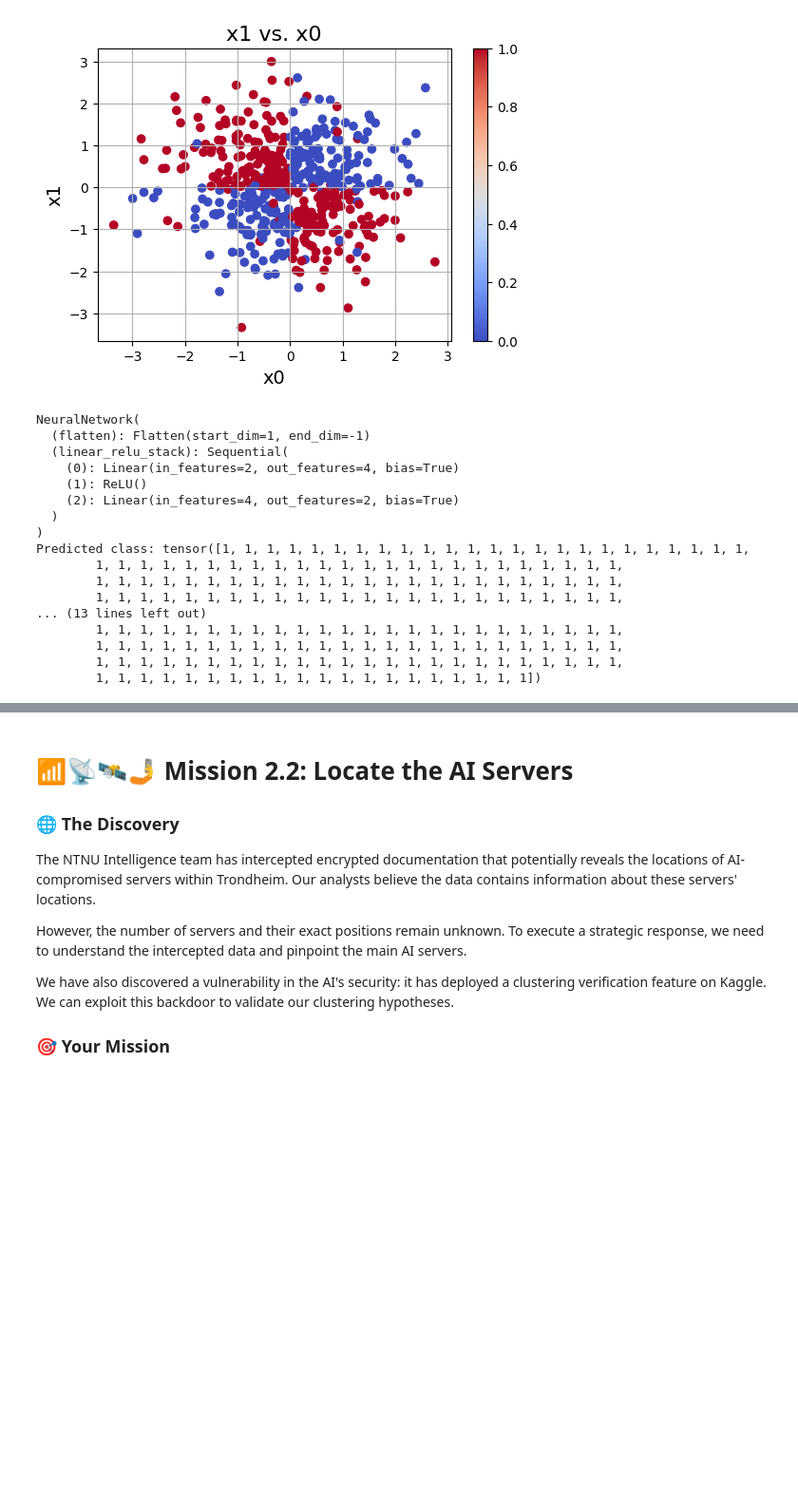
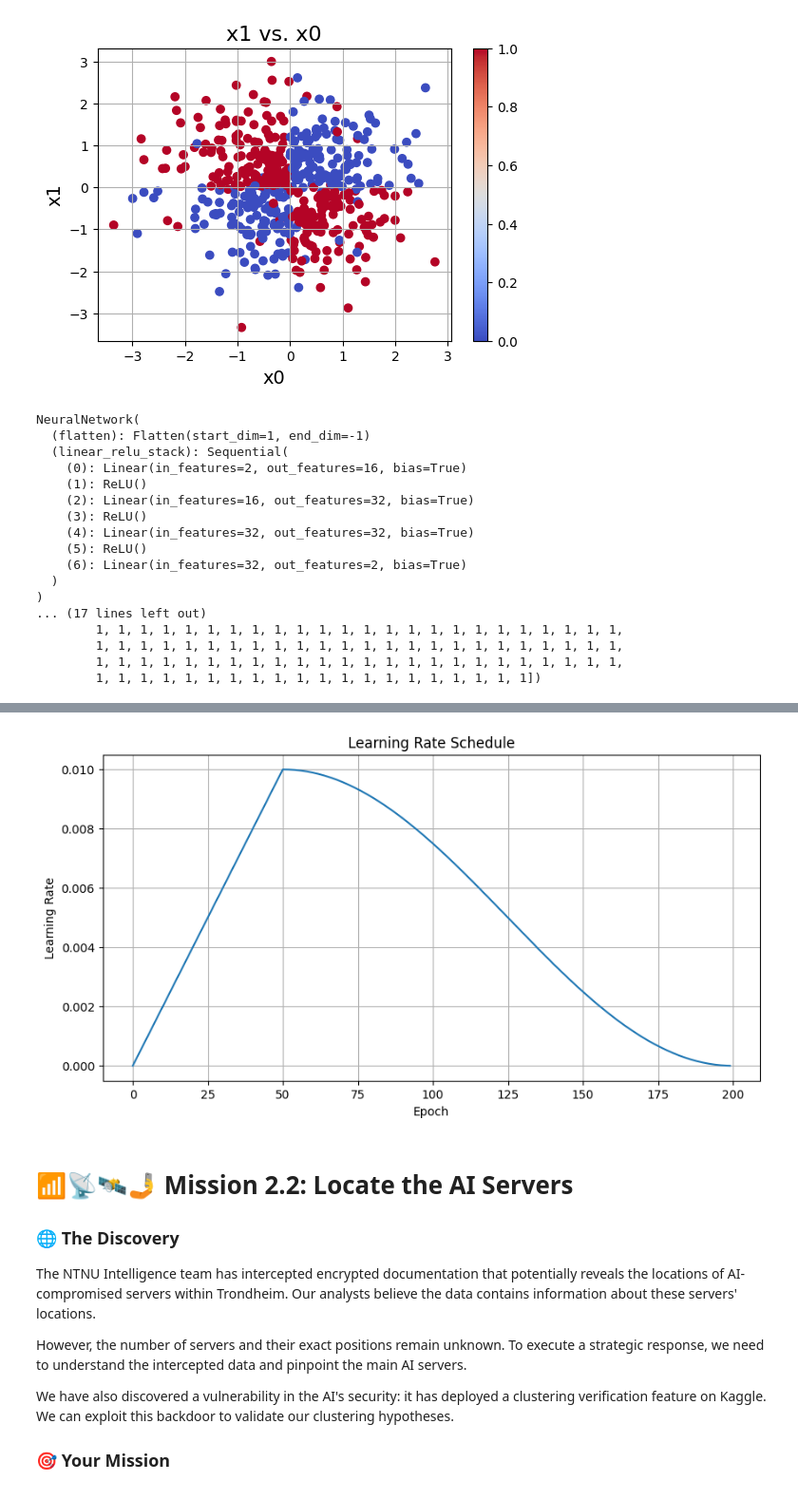
Before and after one commit to JonBergland/TDT4172-Machinlearning-tasks, a Jupyter notebook: Chapter_2/Chapter_2.ipynb, the cells around one changed output, grey strips where cells are left out. Shown at 95% size. Saved outputs shown, nothing was run; the diff lists cells and outputs as text; code cells hidden in the pictures; blank space fills up the shorter version.

```diff
--- a/Chapter_2/Chapter_2.ipynb
+++ b/Chapter_2/Chapter_2.ipynb
@@ -97,19 +106,21 @@ plt.show()
 [figure]
 # %%
 class NeuralNetwork(nn.Module):
-    def __init__(self):
+    def __init__(self, dropout_rate=0.2):
         super().__init__()
         self.flatten = nn.Flatten()
         self.linear_relu_stack = nn.Sequential(
-            nn.Linear(2, 4),
+            nn.Linear(2, 16),
             nn.ReLU(),
-            nn.Linear(4, 2),
+            nn.Linear(16, 32),
+            nn.ReLU(),
+            nn.Linear(32, 32),
+            nn.ReLU(),
+            nn.Linear(32, 2),
         )
 
     def forward(self, x):
-        x = self.flatten(x)
-        logits = self.linear_relu_stack(x)
-        return logits
+        return self.linear_relu_stack(x)
 
 def train_loop(dataloader, model, loss_fn, optimizer):
     size = len(dataloader.dataset)
@@ -164,47 +175,65 @@ print(f"Predicted class: {y_pred}")
 NeuralNetwork(
   (flatten): Flatten(start_dim=1, end_dim=-1)
   (linear_relu_stack): Sequential(
-    (0): Linear(in_features=2, out_features=4, bias=True)
+    (0): Linear(in_features=2, out_features=16, bias=True)
     (1): ReLU()
-    (2): Linear(in_features=4, out_features=2, bias=True)
+    (2): Linear(in_features=16, out_features=32, bias=True)
+    (3): ReLU()
+    (4): Linear(in_features=32, out_features=32, bias=True)
+    (5): ReLU()
+    (6): Linear(in_features=32, out_features=2, bias=True)
   )
 )
-Predicted class: tensor([1, 1, 1, 1, 1, 1, 1, 1, 1, 1, 1, 1, 1, 1, 1, 1, 1, 1, 1, 1, 1, 1, 1, 1,
-        1, 1, 1, 1, 1, 1, 1, 1, 1, 1, 1, 1, 1, 1, 1, 1, 1, 1, 1, 1, 1, 1, 1, 1,
-        1, 1, 1, 1, 1, 1, 1, 1, 1, 1, 1, 1, 1, 1, 1, 1, 1, 1, 1, 1, 1, 1, 1, 1,
-        1, 1, 1, 1, 1, 1, 1, 1, 1, 1, 1, 1, 1, 1, 1, 1, 1, 1, 1, 1, 1, 1, 1, 1,
-... (13 lines left out)
+... (17 lines left out)
         1, 1, 1, 1, 1, 1, 1, 1, 1, 1, 1, 1, 1, 1, 1, 1, 1, 1, 1, 1, 1, 1, 1, 1,
         1, 1, 1, 1, 1, 1, 1, 1, 1, 1, 1, 1, 1, 1, 1, 1, 1, 1, 1, 1, 1, 1, 1, 1,
         1, 1, 1, 1, 1, 1, 1, 1, 1, 1, 1, 1, 1, 1, 1, 1, 1, 1, 1, 1, 1, 1, 1, 1,
         1, 1, 1, 1, 1, 1, 1, 1, 1, 1, 1, 1, 1, 1, 1, 1, 1, 1, 1, 1])
 # %%
 # Hypermeter specification
-min_lr = 1e-3
-max_lr = 1e-1
-batch_size = 64
-epochs = 100
-warmup_epochs = 10
+min_lr = 1e-7
+max_lr = 1e-2
+batch_size = 50
+epochs = 200
+warmup_epochs = 50
 
 loss_fn = nn.CrossEntropyLoss()
 
-train_dataloader = DataLoader(train_dataset, batch_size=batch_size, shuffle=True)
+generator = torch.Generator().manual_seed(42)
+train_dataloader = DataLoader(train_dataset, batch_size=batch_size, shuffle=True, generator=generator)
 test_dataloader = DataLoader(test_dataset, batch_size=batch_size, shuffle=False)
 
 
+optimizer = torch.optim.Adam(model.parameters(), lr=min_lr)
+
+# Store learning rates for plotting later
+learning_rates = []
+
 for t in range(epochs):
+    # Update learning rate according to schedule
     if t < warmup_epochs:
         learning_rate = min_lr + (max_lr - min_lr) * (t / warmup_epochs)
     else:
-        progress = (t - warmup_epochs) / (epochs- warmup_epochs)
-        lr = min_lr + 0.5 * (max_lr - min_lr) * (1 + math.cos(math.pi * progress))
+        progress = (t - warmup_epochs) / (epochs - warmup_epochs)
+        learning_rate = min_lr + 0.5 * (max_lr - min_lr) * (1 + math.cos(math.pi * progress))
 
-    optimizer = torch.optim.SGD(model.parameters(), lr=learning_rate)
+    # Update the learning rate in the optimizer instead of recreating it
+    for param_group in optimizer.param_groups:
+        param_group['lr'] = learning_rate
 
+    learning_rates.append(learning_rate)
     print(f"Epoch {t+1}\n-------------------------------")
     train_loop(train_dataloader, model, loss_fn, optimizer)
     test_loop(test_dataloader, model, loss_fn)
 print("Done!")
+
+plt.figure(figsize=(10, 5))
+plt.plot(learning_rates)
+plt.title('Learning Rate Schedule')
+plt.xlabel('Epoch')
+plt.ylabel('Learning Rate')
+plt.grid(True)
+plt.show()
 # %% [output]
 Epoch 1
 -------------------------------
@@ -224,5 +253,6 @@ Test Error:
 
 Done!
+[figure, added]
 # %% [markdown]
 # 📶📡🛰️🤳 Mission 2.2: Locate the AI Servers
 
```
Also changed, not shown: parts of 10 cells of this notebook.
